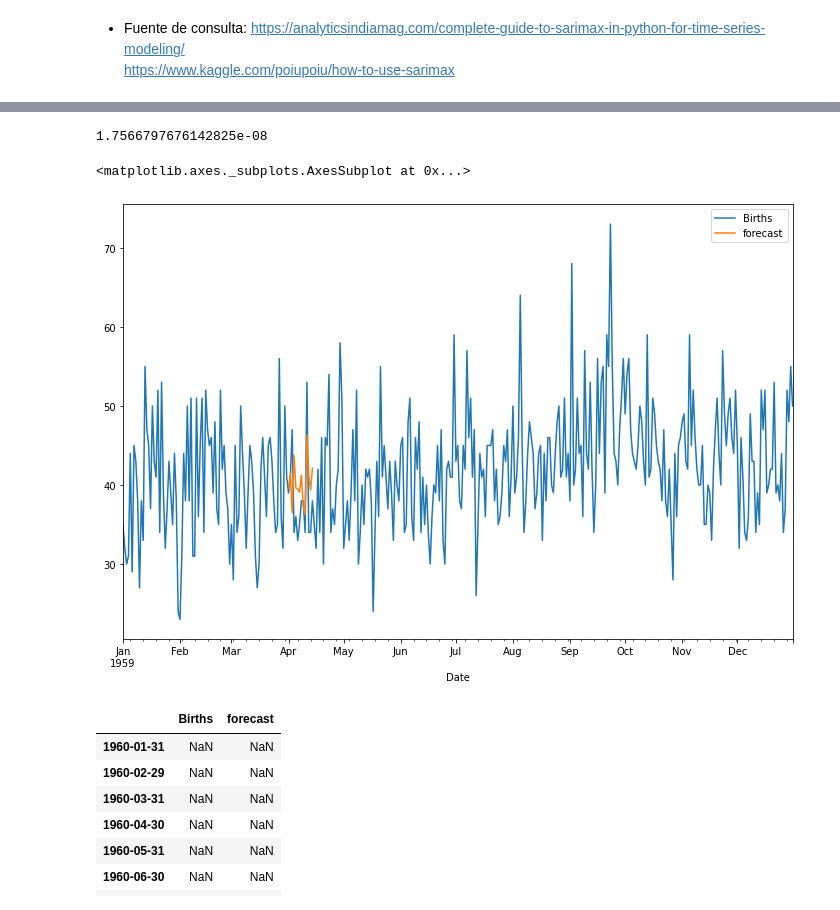
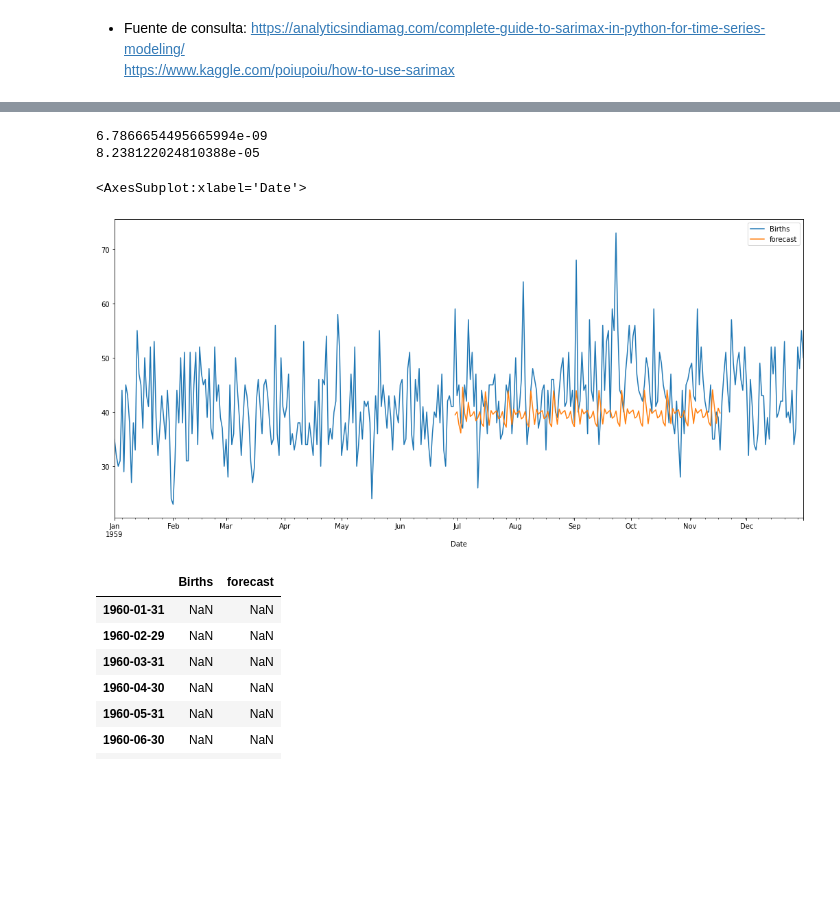
Before and after one commit to CamilaGO/Lab7-ds, a Jupyter notebook: Laboratorio 7 - Female Births.ipynb, the cells around one changed output, grey strips where cells are left out. Drawn from its saved outputs; the diff is of its cells as text; code cells hidden in the pictures; blank space fills up the shorter version.

Commit message:
Births

```diff
--- a/Laboratorio 7 - Female Births.ipynb
+++ b/Laboratorio 7 - Female Births.ipynb
@@ -129,17 +167,19 @@ sarimax.plot_diagnostics(figsize=(15, 12))
 # %%
 #Mean Square Error
-sarimax.mse
+print(sarimax.mse)
+print(sqrt(sarimax.mse))
 # %% [output]
-1.7566797676142825e-08
+6.7866654495665994e-09
+8.238122024810388e-05
 # %%
 import statsmodels.api as sm
 model=sm.tsa.statespace.SARIMAX(df_1['Births'],order=(1, 1, 1),seasonal_order=(1,1,1,12))
 results=model.fit()
-df_1['forecast']=results.predict(start=90,end=103,dynamic=True)
-df_1[['Births','forecast']].plot(figsize=(12,8))
+df_1['forecast']= results.predict(start=180, end=320, dynamic=True)
+df_1[['Births','forecast']].plot(figsize=(18,8))
 # %% [output]
-<matplotlib.axes._subplots.AxesSubplot at 0x...>
+<AxesSubplot:xlabel='Date'>
-[figure, old version]
+[figure, new version]
 # %%
 from pandas.tseries.offsets import DateOffset
 pred_date=[df_1.index[-1] + DateOffset(months=x)for x in range(0,24)]
```
Also changed, not shown: parts of 31 cells of this notebook, 1 other file.
